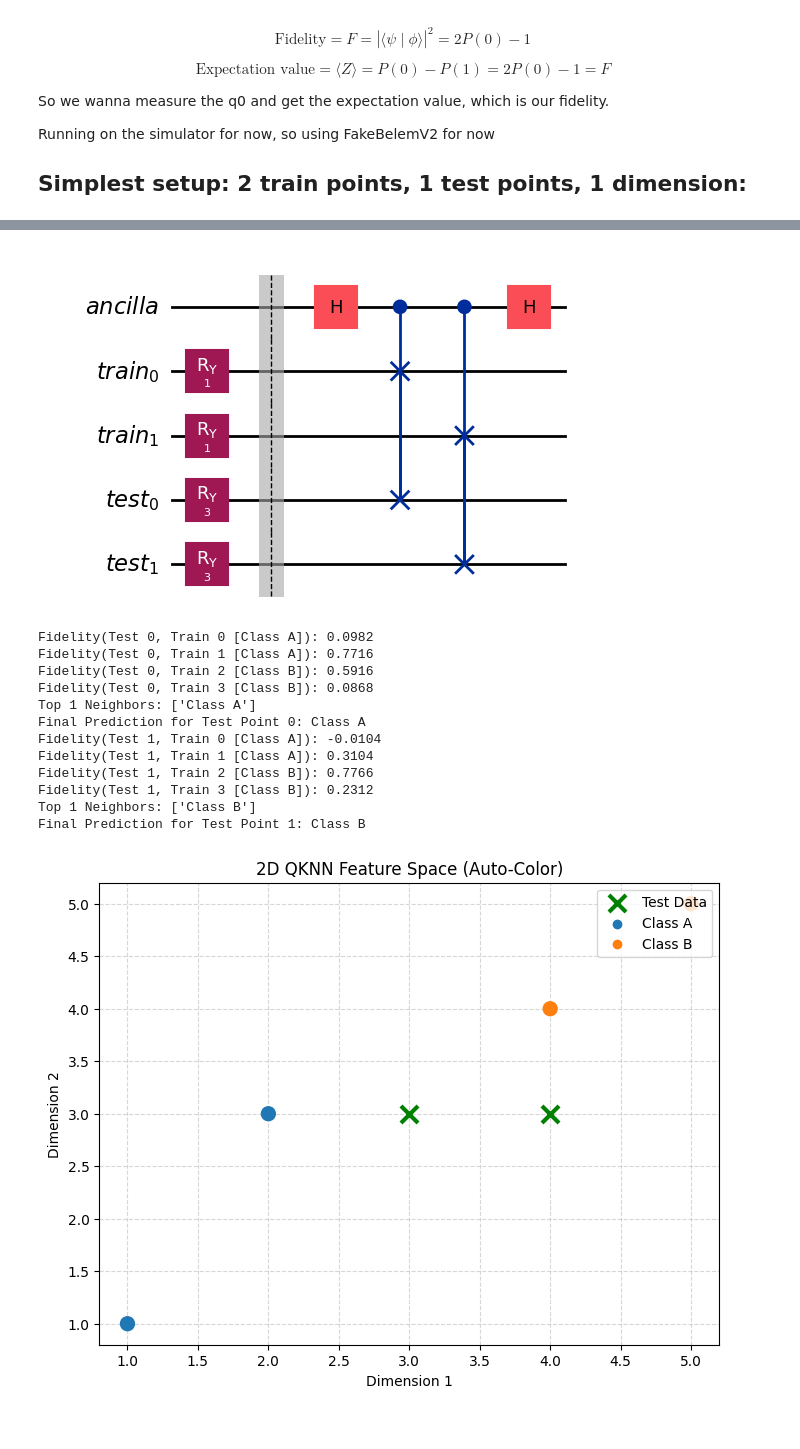
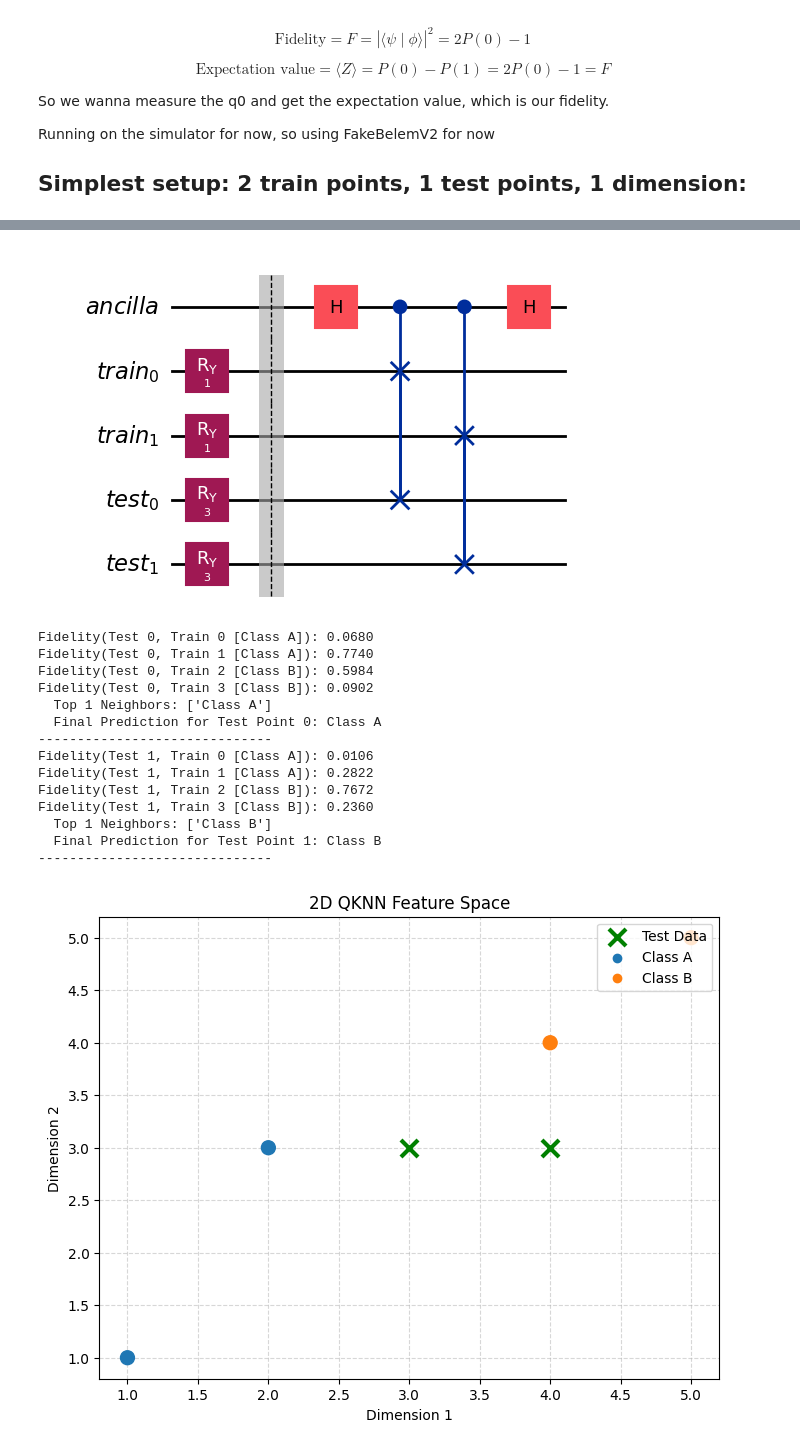
Before and after one commit to Aadipat/QuantumEngineeringProjectGroup8, a Jupyter notebook: simplest_swap_test.ipynb, the cells around one changed output, grey strips where cells are left out. Cells and saved outputs as stored; diff of their text form; code cells hidden in the pictures.

```diff
--- a/simplest_swap_test.ipynb
+++ b/simplest_swap_test.ipynb
@@ -31,7 +31,7 @@ from qiskit import QuantumCircuit
 from qiskit.quantum_info import SparsePauliOp
 from qiskit.transpiler import generate_preset_pass_manager
 from qiskit_ibm_runtime import EstimatorV2 as Estimator
-from qiskit_ibm_runtime.fake_provider import FakeBelemV2
+from qiskit_ibm_runtime.fake_provider import FakeGuadalupeV2 # 16 qubits (for more than 24 we need to install Qiskit air)
 import numpy as np
 from IPython.display import display
 import matplotlib.pyplot as plt
@@ -95,7 +95,7 @@ test_point = 0.1
 # Making it more complicated so it can be reused later
 visualize_1d([np.array([x]) for x in train_points], train_labels, [np.array([test_point])])
 
-backend = FakeBelemV2()
+backend = FakeGuadalupeV2()
 pm = generate_preset_pass_manager(backend=backend, optimization_level=1)
 observable = SparsePauliOp("IIZ") # Measure q0
 
@@ -136,7 +136,7 @@ def visualize_2d(train_data, train_labels, test_data):
     for label, color in color_map.items():
         plt.scatter([], [], c=[color], label=label)
 
-    plt.title("2D QKNN Feature Space (Auto-Color)")
+    plt.title("2D QKNN Feature Space")
     plt.xlabel("Dimension 1")
     plt.ylabel("Dimension 2")
     plt.grid(True, linestyle='--', alpha=0.5)
@@ -174,10 +174,12 @@ def compute_fidelity(train_point, test_point, show_circuit):
 
     return float(result)
 
-def qknn(train_data, train_labels, test_data, K):
-    backend = FakeBelemV2()
+def qknn(train_data, train_labels, test_data, K, test_labels=None):
+    backend = FakeGuadalupeV2()
     pm = generate_preset_pass_manager(backend=backend, optimization_level=1)
+
     show_circuit = True
+    predictions = []
 
     for i, test_pt in enumerate(test_data):
         fidelities = []
@@ -194,9 +196,23 @@ def qknn(train_data, train_labels, test_data, K):
 
         vote_counts = Counter(top_k_labels)
         prediction = vote_counts.most_common(1)[0][0]
+        predictions.append(prediction)
 
-        print(f"Top {K} Neighbors: {top_k_labels}")
-        print(f"Final Prediction for Test Point {i}: {prediction}")
+        # Print results for this point
+        print(f"  Top {K} Neighbors: {top_k_labels}")
+        if test_labels is not None:
+            actual = test_labels[i]
+            status = "✅ CORRECT" if prediction == actual else f"❌ WRONG (Actual: {actual})"
+            print(f"  Final Prediction for Test Point {i}: {prediction} | {status}")
+        else:
+            print(f"  Final Prediction for Test Point {i}: {prediction}")
+        print("-" * 30)
+
+    # Summary Statistics
+    if test_labels is not None:
+        correct = sum(1 for p, a in zip(predictions, test_labels) if p == a)
+        accuracy = (correct / len(test_labels)) * 100
+        print(f"OVERALL ACCURACY: {accuracy:.2f}% ({correct}/{len(test_labels)})")
 
     no_dimensions = len(train_data[0])
     if no_dimensions == 1:
@@ -204,13 +220,11 @@ def qknn(train_data, train_labels, test_data, K):
     elif no_dimensions == 2:
         visualize_2d(train_data, train_labels, test_data)
 
-K = 1 # Number of nearest neighbors to consider
-
 train_data = [np.array([0.0]), np.array([np.pi])]
 train_labels = ["Class A", "Class B"]
 test_data = [np.array([0.1])]
 
-qknn(train_data, train_labels, test_data, K)
+qknn(train_data, train_labels, test_data, K=1)
 # %% [output]
 [figure]
 Fidelity(Test 0, Train 0 [Class A]): 0.9976
@@ -220,30 +235,30 @@ Final Prediction for Test Point 0: Class A
 [figure]
 # %%
-K = 1
-
 train_data_2d = [
     np.array([1, 1]),
     np.array([2, 3]),
     np.array([4, 4]),
     np.array([5, 5])
 ]
 train_labels_2d = ["Class A", "Class A", "Class B", "Class B"]
 
 test_data_2d = [np.array([3, 3]), np.array([4, 3])]
 
-qknn(train_data_2d, train_labels_2d, test_data_2d, K)
+qknn(train_data_2d, train_labels_2d, test_data_2d, K=1)
 # %% [output]
 [figure]
-Fidelity(Test 0, Train 0 [Class A]): 0.0982
-Fidelity(Test 0, Train 1 [Class A]): 0.7716
-Fidelity(Test 0, Train 2 [Class B]): 0.5916
-Fidelity(Test 0, Train 3 [Class B]): 0.0868
-Top 1 Neighbors: ['Class A']
-Final Prediction for Test Point 0: Class A
-Fidelity(Test 1, Train 0 [Class A]): -0.0104
-Fidelity(Test 1, Train 1 [Class A]): 0.3104
-Fidelity(Test 1, Train 2 [Class B]): 0.7766
-Fidelity(Test 1, Train 3 [Class B]): 0.2312
-Top 1 Neighbors: ['Class B']
-Final Prediction for Test Point 1: Class B
+Fidelity(Test 0, Train 0 [Class A]): 0.0680
+Fidelity(Test 0, Train 1 [Class A]): 0.7740
+Fidelity(Test 0, Train 2 [Class B]): 0.5984
+Fidelity(Test 0, Train 3 [Class B]): 0.0902
+  Top 1 Neighbors: ['Class A']
+  Final Prediction for Test Point 0: Class A
+------------------------------
+Fidelity(Test 1, Train 0 [Class A]): 0.0106
+Fidelity(Test 1, Train 1 [Class A]): 0.2822
+Fidelity(Test 1, Train 2 [Class B]): 0.7672
+Fidelity(Test 1, Train 3 [Class B]): 0.2360
+  Top 1 Neighbors: ['Class B']
+  Final Prediction for Test Point 1: Class B
+------------------------------
-[figure, old version]
+[figure, new version]
```
Also changed, not shown: parts of 3 cells of this notebook, 1 other file.
